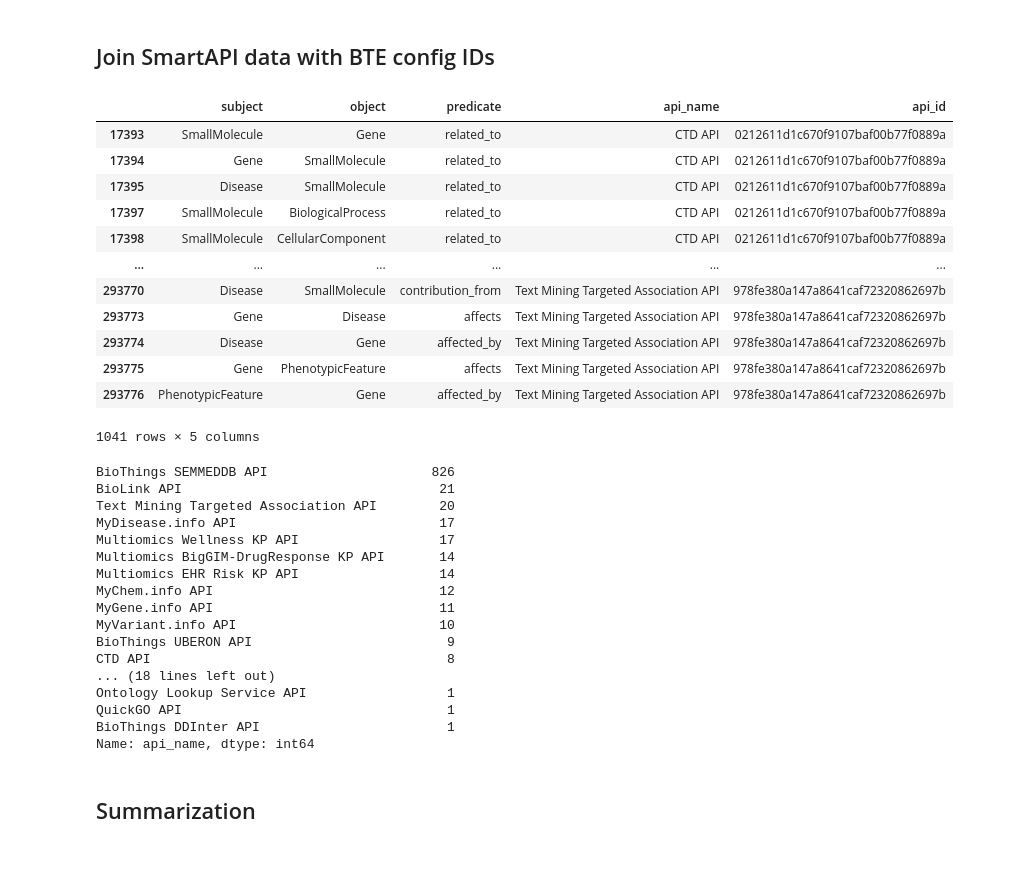
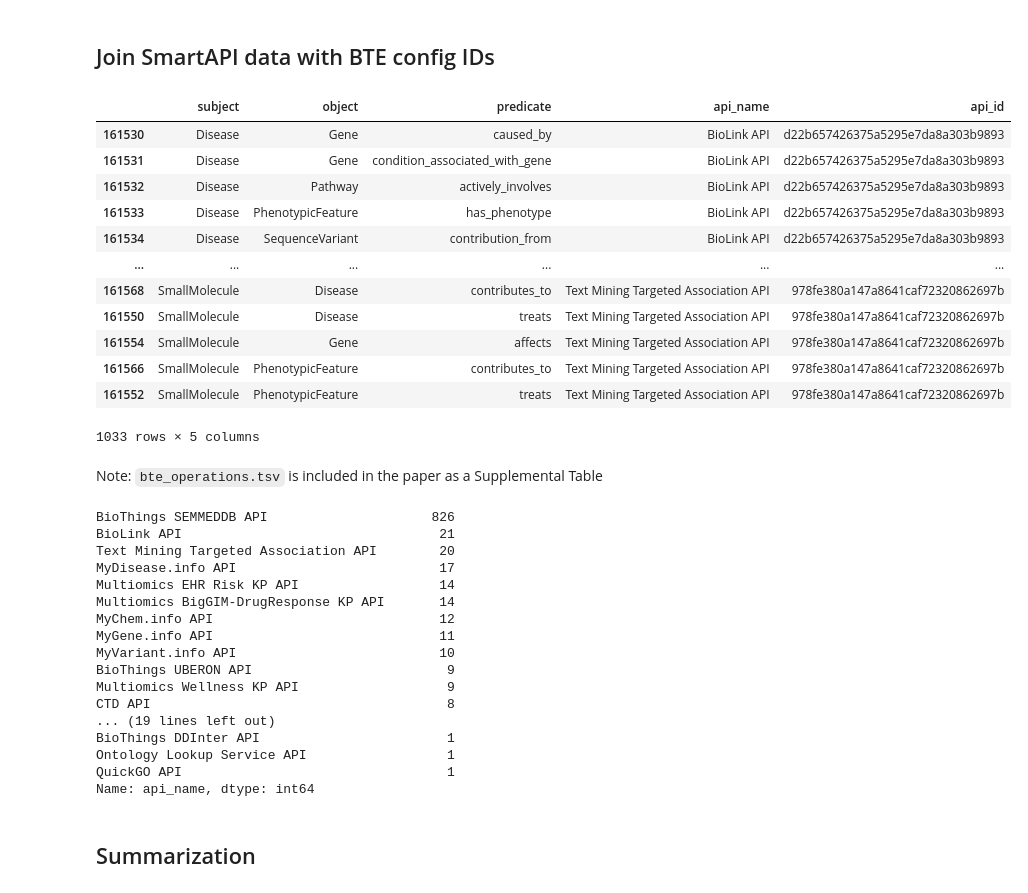
Before and after one commit to andrewsu/BTE_metakg_viz, a Jupyter notebook: bte_metakg_viz.ipynb, the cells around one changed output. Drawn from its saved outputs; the diff is of its cells as text; code cells hidden in the pictures; blank space fills up the shorter version.

```diff
--- a/bte_metakg_viz.ipynb
+++ b/bte_metakg_viz.ipynb
@@ -160,24 +160,26 @@ print(bte_config_ids)
 # %% [markdown]
 ## Join SmartAPI data with BTE config IDs
 # %%
-df_bte = df.query('api_id in @bte_config_ids')[['subject','object','predicate','api_name','api_id']].drop_duplicates()
+df_bte = df.query('api_id in @bte_config_ids')[['subject','object','predicate','api_name','api_id']].drop_duplicates().sort_values(['api_name','subject','object','predicate'])
 df_bte
 # %% [output]
 |  | subject | object | predicate | api_name | api_id |
-| 17393 | SmallMolecule | Gene | related_to | CTD API | 0212611d1c670f9107baf00b77f0889a |
-| 17394 | Gene | SmallMolecule | related_to | CTD API | 0212611d1c670f9107baf00b77f0889a |
-| 17395 | Disease | SmallMolecule | related_to | CTD API | 0212611d1c670f9107baf00b77f0889a |
-| 17397 | SmallMolecule | BiologicalProcess | related_to | CTD API | 0212611d1c670f9107baf00b77f0889a |
-| 17398 | SmallMolecule | CellularComponent | related_to | CTD API | 0212611d1c670f9107baf00b77f0889a |
+| 161530 | Disease | Gene | caused_by | BioLink API | d22b657426375a5295e7da8a303b9893 |
+| 161531 | Disease | Gene | condition_associated_with_gene | BioLink API | d22b657426375a5295e7da8a303b9893 |
+| 161532 | Disease | Pathway | actively_involves | BioLink API | d22b657426375a5295e7da8a303b9893 |
+| 161533 | Disease | PhenotypicFeature | has_phenotype | BioLink API | d22b657426375a5295e7da8a303b9893 |
+| 161534 | Disease | SequenceVariant | contribution_from | BioLink API | d22b657426375a5295e7da8a303b9893 |
 | ... | ... | ... | ... | ... | ... |
-| 293770 | Disease | SmallMolecule | contribution_from | Text Mining Targeted Association API | 978fe380a147a8641caf72320862697b |
-| 293773 | Gene | Disease | affects | Text Mining Targeted Association API | 978fe380a147a8641caf72320862697b |
-| 293774 | Disease | Gene | affected_by | Text Mining Targeted Association API | 978fe380a147a8641caf72320862697b |
-| 293775 | Gene | PhenotypicFeature | affects | Text Mining Targeted Association API | 978fe380a147a8641caf72320862697b |
-| 293776 | PhenotypicFeature | Gene | affected_by | Text Mining Targeted Association API | 978fe380a147a8641caf72320862697b |
+| 161568 | SmallMolecule | Disease | contributes_to | Text Mining Targeted Association API | 978fe380a147a8641caf72320862697b |
+| 161550 | SmallMolecule | Disease | treats | Text Mining Targeted Association API | 978fe380a147a8641caf72320862697b |
+| 161554 | SmallMolecule | Gene | affects | Text Mining Targeted Association API | 978fe380a147a8641caf72320862697b |
+| 161566 | SmallMolecule | PhenotypicFeature | contributes_to | Text Mining Targeted Association API | 978fe380a147a8641caf72320862697b |
+| 161552 | SmallMolecule | PhenotypicFeature | treats | Text Mining Targeted Association API | 978fe380a147a8641caf72320862697b |
-1041 rows × 5 columns
+1033 rows × 5 columns
 # %%
 df_bte.to_csv("results/bte_operations.tsv", sep="\t", index=False)
+# %% [markdown]
+Note: `bte_operations.tsv` is included in the paper as a Supplemental Table
 # %%
 df_bte['api_name'].value_counts()
 # %% [output]
@@ -185,18 +187,18 @@ BioThings SEMMEDDB API                     826
 BioLink API                                 21
 Text Mining Targeted Association API        20
 MyDisease.info API                          17
-Multiomics Wellness KP API                  17
+Multiomics EHR Risk KP API                  14
 Multiomics BigGIM-DrugResponse KP API       14
-Multiomics EHR Risk KP API                  14
 MyChem.info API                             12
 MyGene.info API                             11
 MyVariant.info API                          10
 BioThings UBERON API                         9
+Multiomics Wellness KP API                   9
 CTD API                                      8
-... (18 lines left out)
+... (19 lines left out)
+BioThings DDInter API                        1
 Ontology Lookup Service API                  1
 QuickGO API                                  1
-BioThings DDInter API                        1
 Name: api_name, dtype: int64
 # %% [markdown]
 ## Summarization
```
Also changed, not shown: parts of 17 cells of this notebook, 8 other files.
